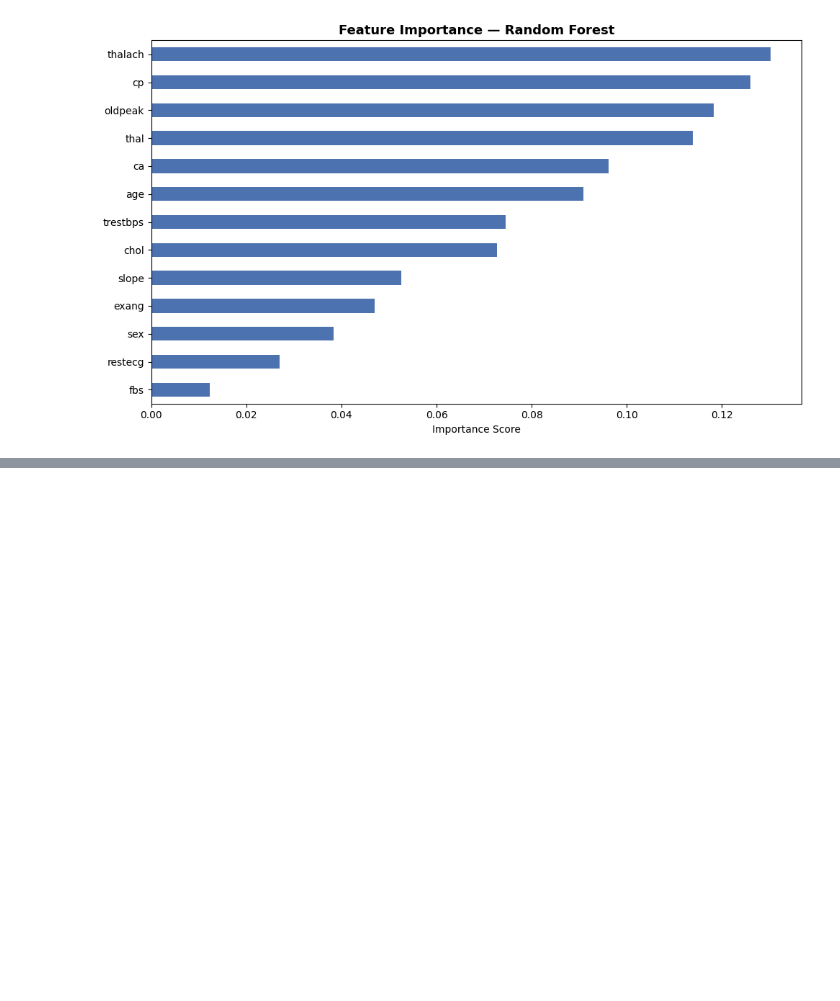
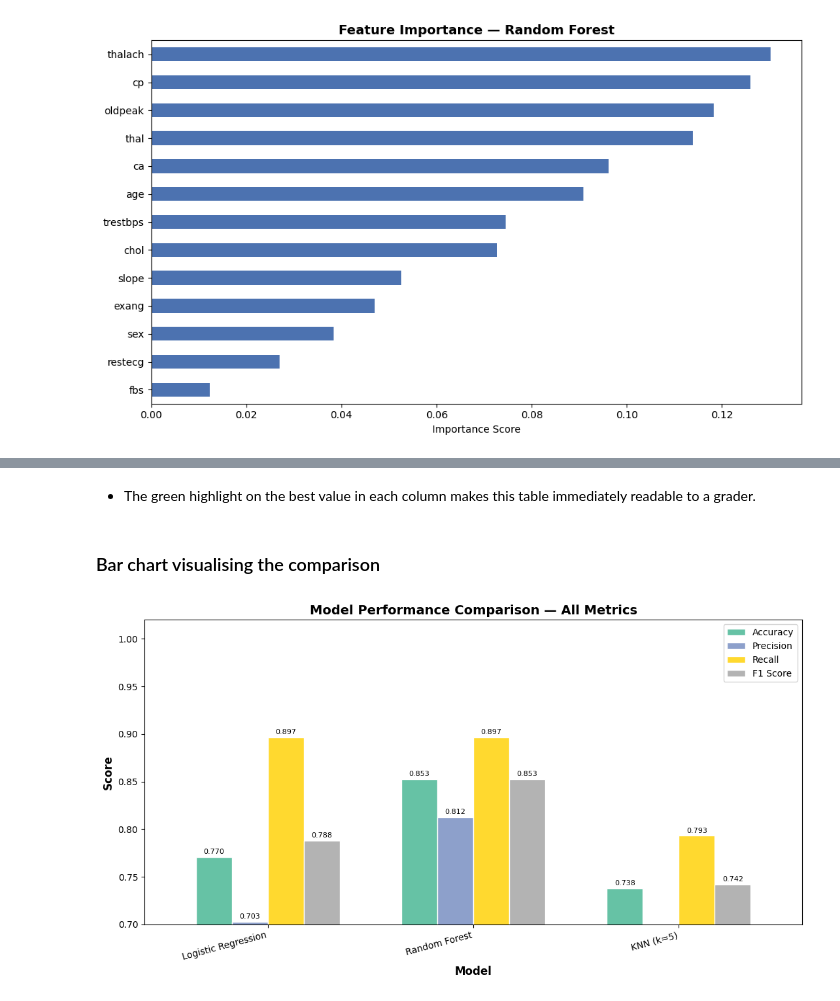
Before and after one commit to Aayush-Rathod-11/Heart_Disease_Prediction_ML, a Jupyter notebook: Heart_Disease_Prediction.ipynb, the cells around one changed output, grey strips where cells are left out. Saved outputs shown, nothing was run; the diff lists cells and outputs as text; code cells hidden in the pictures; blank space fills up the shorter version.

Commit message:
Train, Evaluate & Compare 3 Models, Best Model Analysis & Conclusion

```diff
--- a/Heart_Disease_Prediction.ipynb
+++ b/Heart_Disease_Prediction.ipynb
@@ -302,0 +365,8 @@ information without a clear benefit, especially with a feature set this small (1
+# %%
+# from sklearn.neighbors import KNeighborsClassifier
+
+# --- Model 3: K-Nearest Neighbors ---
+# k=5 is the standard starting point; odd number avoids ties
+knn_model = KNeighborsClassifier(n_neighbors=5)
+knn_model.fit(X_train_scaled, y_train)
+knn_preds = knn_model.predict(X_test_scaled)
@@ -302,0 +485,18 @@ information without a clear benefit, especially with a feature set this small (1
+# %%
+# Comparison Table
+
+results = pd.DataFrame({
+    'Model': ['Logistic Regression', 'Random Forest', 'KNN (k=5)'],
+    'Accuracy':  [round(lr_acc,4),  round(rf_acc,4),  round(knn_acc,4)],
+    'Precision': [round(lr_prec,4), round(rf_prec,4), round(knn_prec,4)],
+    'Recall':    [round(lr_rec,4),  round(rf_rec,4),  round(knn_rec,4)],
+    'F1 Score':  [round(lr_f1,4),   round(rf_f1,4),   round(knn_f1,4)]
+})
+
+# Highlight the best value in each column
+def highlight_max(s):
+    is_max = s == s.max()
+    return ['background-color: #c6efce; font-weight: bold' if v else '' for v in is_max]
+
+results.set_index('Model', inplace=True)
+results.style.apply(highlight_max, axis=0).set_caption("Model Comparison — Heart Disease Classification")
@@ -302,0 +510,23 @@ information without a clear benefit, especially with a feature set this small (1
+# %% [markdown]
+- The green highlight on the best value in each column makes this table immediately readable to a grader.
+# %% [markdown]
+### Bar chart visualising the comparison
+# %%
+results_plot = results.copy()
+ax = results_plot.plot(kind='bar', figsize=(11, 6), colormap='Set2', edgecolor='white', width=0.7)
+
+plt.title('Model Performance Comparison — All Metrics', fontsize=14, fontweight='bold')
+plt.xlabel('Model', fontsize=12, weight='bold')
+plt.ylabel('Score', fontsize=12, weight='bold')
+plt.xticks(rotation=15, ha='right')
+plt.ylim(0.70, 1.02)
+plt.legend(loc='upper right')
+
+# Add value labels on top of each bar
+for container in ax.containers:
+    ax.bar_label(container, fmt='%.3f', fontsize=8, padding=2)
+
+plt.tight_layout()
+plt.show()
+# %% [output]
+[figure, added]
```
Also changed, not shown: parts of 34 cells of this notebook.
